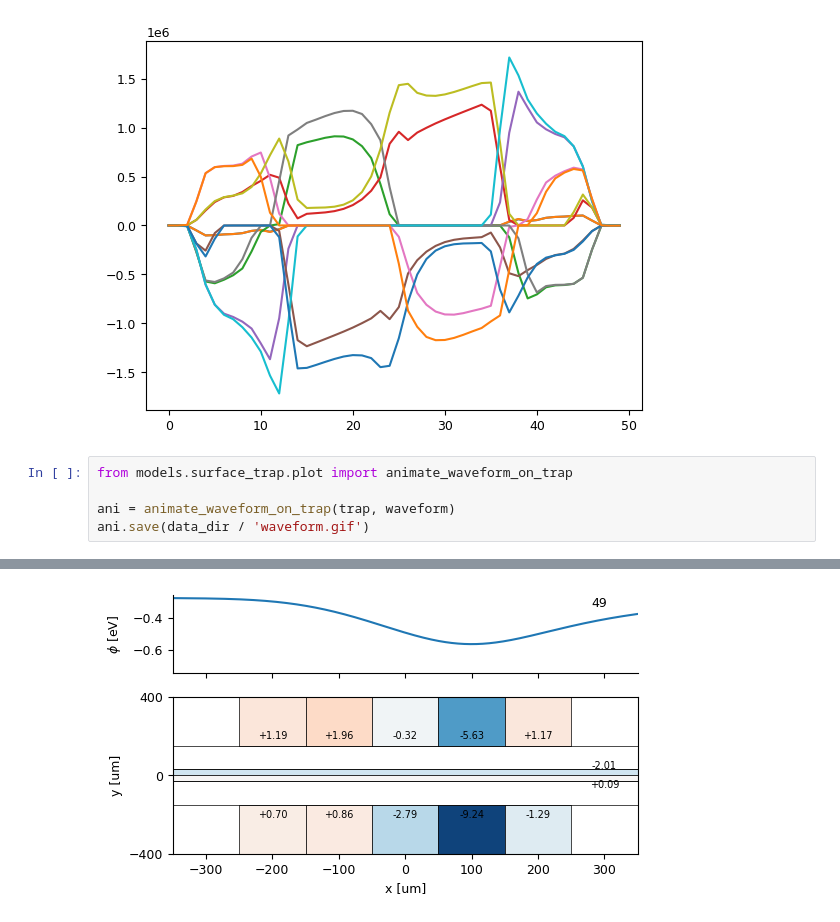
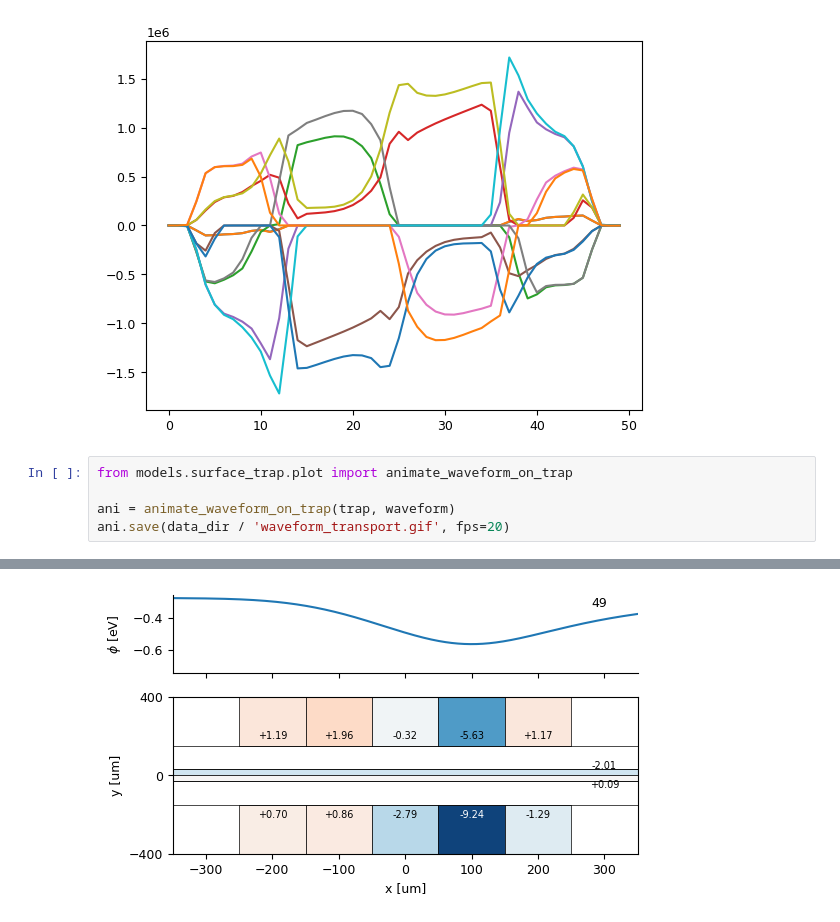
Before and after one commit to tiqi-group/pytrans-examples, a Jupyter notebook: examples/03_transport.ipynb, the cells around one changed output, grey strips where cells are left out. Saved outputs shown, nothing was run; the diff lists cells and outputs as text.

```diff
--- a/examples/03_transport.ipynb
+++ b/examples/03_transport.ipynb
@@ -179,5 +159,5 @@ plt.plot(v_diff);
 from models.surface_trap.plot import animate_waveform_on_trap
 
 ani = animate_waveform_on_trap(trap, waveform)
-ani.save(data_dir / 'waveform.gif')
+ani.save(data_dir / 'waveform_transport.gif', fps=20)
 # %% [output]
@@ -186 +166 @@ INFO:matplotlib.animation:MovieWriter._run: running command: ffmpeg -f rawvideo
-[figure, old version]
+[figure, new version]
```
Also changed, not shown: parts of 10 cells of this notebook, 7 other files.
